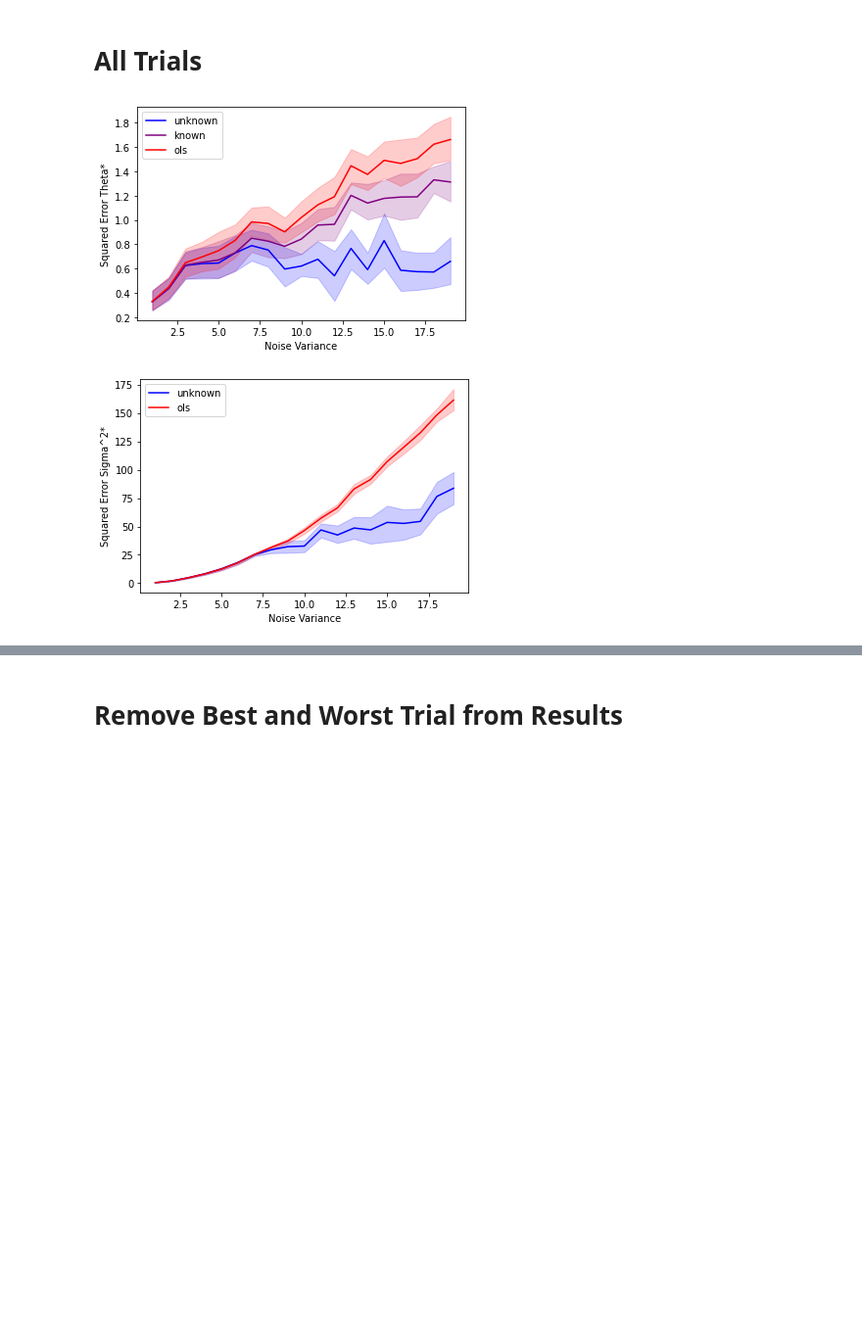
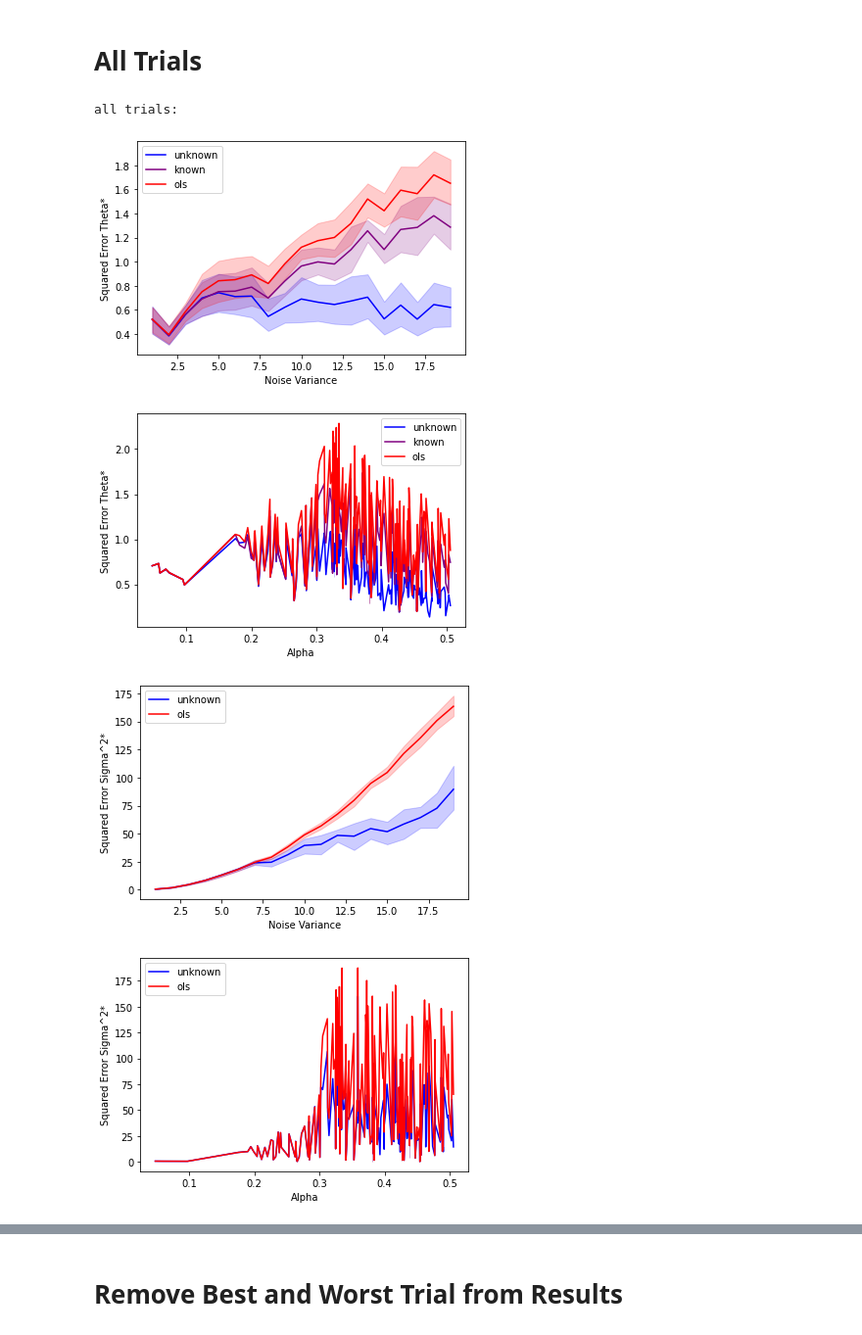
Before and after one commit to pstefanou12/delphi.ai, a Jupyter notebook: notebooks/Uniform.ipynb, the cells around one changed output, grey strips where cells are left out. Shown at 98% size. Saved outputs shown, nothing was run; the diff lists cells and outputs as text; code cells hidden in the pictures; blank space fills up the shorter version.

Commit message:
getting weird results from algorithm.

```diff
--- a/notebooks/Uniform.ipynb
+++ b/notebooks/Uniform.ipynb
@@ -139,18 +140,36 @@ reader.close() # close reader
 # %% [markdown]
 # All Trials
 # %%
-# plot results for regression parameter MSE
+print("all trials:")
+
+# variance vs param mse
 sns.lineplot(data=results, x='var', y='unknown_param_mse', label='unknown', color='blue')
 sns.lineplot(data=results, x='var', y='known_param_mse', label='known', color='purple')
 ax = sns.lineplot(data=results, x='var', y='ols_param_mse', label='ols', color='red')
 ax.set(xlabel='Noise Variance', ylabel='Squared Error Theta*')
 plt.show()
 
-# plot results for regression parameter MSE
+# alpha vs param mse
+sns.lineplot(data=results, x='alpha', y='unknown_param_mse', label='unknown', color='blue')
+sns.lineplot(data=results, x='alpha', y='known_param_mse', label='known', color='purple')
+ax = sns.lineplot(data=results, x='alpha', y='ols_param_mse', label='ols', color='red')
+ax.set(xlabel='Alpha', ylabel='Squared Error Theta*')
+plt.show()
+
+# var vs var mse
 sns.lineplot(data=results, x='var', y='unknown_var_mse', label='unknown', color='blue')
 ax = sns.lineplot(data=results, x='var', y='ols_var_mse', label='ols', color='red')
 ax.set(xlabel='Noise Variance', ylabel='Squared Error Sigma^2*')
 plt.show()
+
+# alpha vs var mse
+sns.lineplot(data=results, x='alpha', y='unknown_var_mse', label='unknown', color='blue')
+ax = sns.lineplot(data=results, x='alpha', y='ols_var_mse', label='ols', color='red')
+ax.set(xlabel='Alpha', ylabel='Squared Error Sigma^2*')
+plt.show()
 # %% [output]
+all trials:
-[figure, old version]
+[figure, new version]
-[figure, old version]
+[figure, new version]
+[figure, added]
+[figure, added]
```
Also changed, not shown: parts of 4 cells of this notebook, 1 other file.
